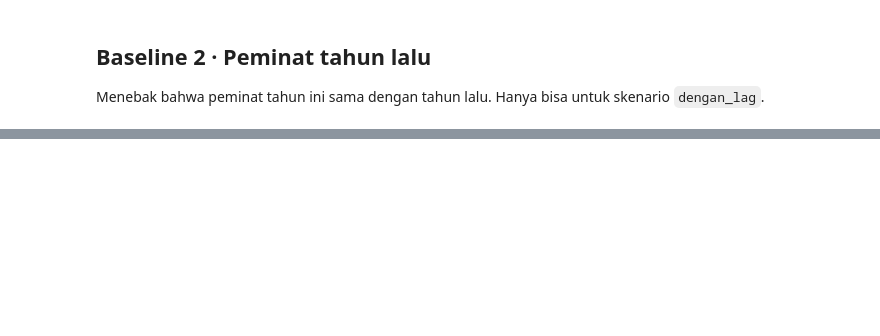
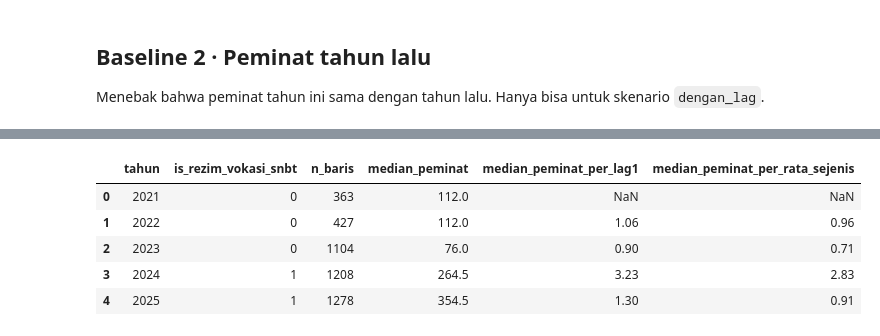
Before and after one commit to samythh/estimasi-peminat-snpmb, a Jupyter notebook: notebooks/00_baseline.ipynb, the cells around one changed output, grey strips where cells are left out. Drawn from its saved outputs; the diff is of its cells as text; code cells hidden in the pictures; blank space fills up the shorter version.

```diff
--- a/notebooks/00_baseline.ipynb
+++ b/notebooks/00_baseline.ipynb
@@ -125,0 +219,18 @@ hasil[["nama_model", "skenario", "jalur", "n_latih", "n_uji", "MAE", "MAPE", "R2
+# %%
+v = panel[(panel["jalur"] == "SNBT") & panel["jenjang"].isin(["D3", "D4"])]
+pd.DataFrame([{
+    "tahun": t,
+    "is_rezim_vokasi_snbt": int(s["is_rezim_vokasi_snbt"].iloc[0]),
+    "n_baris": len(s),
+    "median_peminat": s["peminat"].median(),
+    "median_peminat_per_lag1": round((s["peminat"] / s["peminat_lag1"]).median(), 2),
+    "median_peminat_per_rata_sejenis": round(
+        (s["peminat"] / s["rata_peminat_prodi_sejenis_lag1"]).median(), 2),
+} for t, s in v.groupby("tahun")])
+# %% [output]
+|  | tahun | is_rezim_vokasi_snbt | n_baris | median_peminat | median_peminat_per_lag1 | median_peminat_per_rata_sejenis |
+| 0 | 2021 | 0 | 363 | 112.0 | NaN | NaN |
+| 1 | 2022 | 0 | 427 | 112.0 | 1.06 | 0.96 |
+| 2 | 2023 | 0 | 1104 | 76.0 | 0.90 | 0.71 |
+| 3 | 2024 | 1 | 1208 | 264.5 | 3.23 | 2.83 |
+| 4 | 2025 | 1 | 1278 | 354.5 | 1.30 | 0.91 |
```
Also changed, not shown: parts of 18 cells of this notebook, 15 other files.
